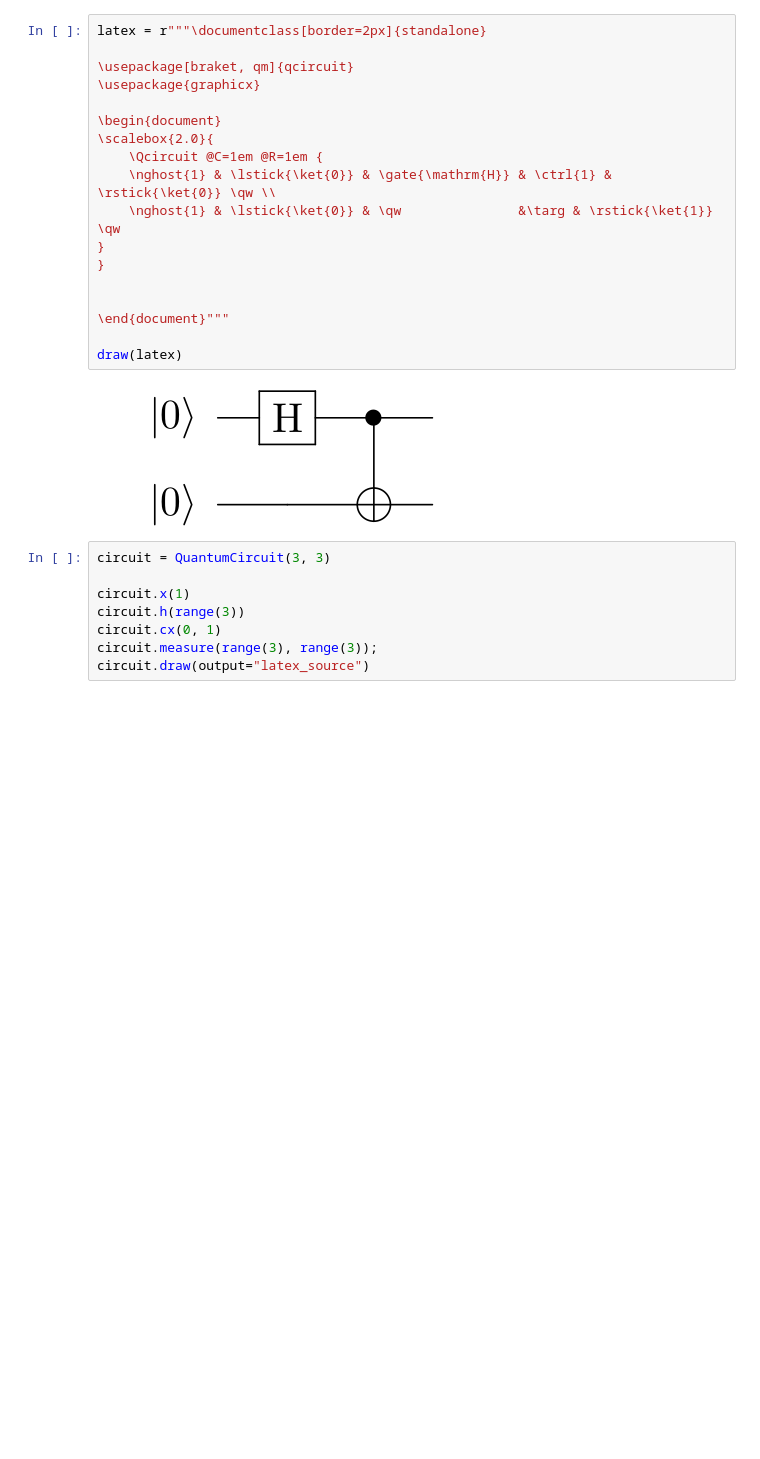
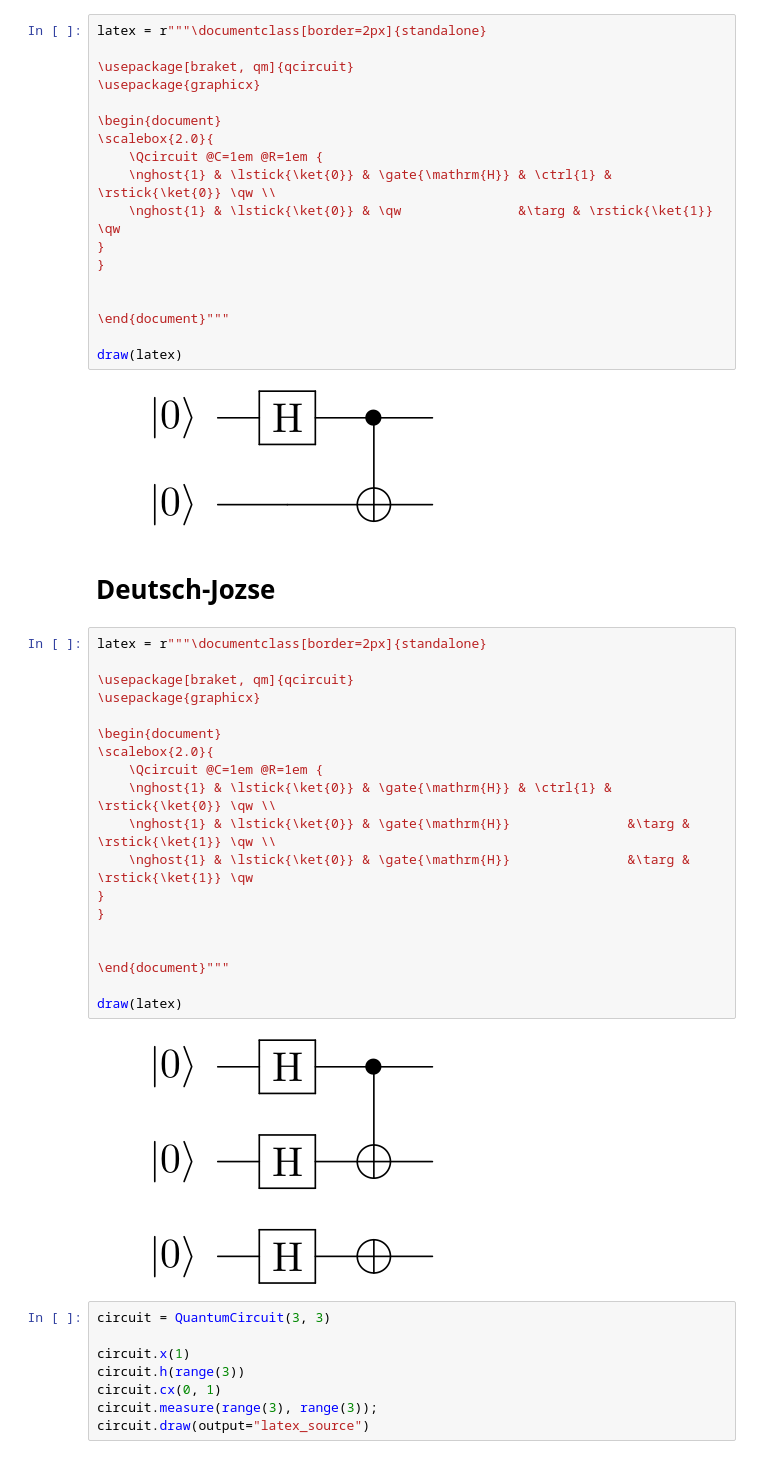
Before and after one commit to gadial/blog, a Jupyter notebook: Notebooks/Quantum Circuits.ipynb, the cells around one changed output. Saved outputs shown, nothing was run; the diff lists cells and outputs as text; blank space fills up the shorter version.

Commit message:
Deutsch_josza_post

```diff
--- a/Notebooks/Quantum Circuits.ipynb
+++ b/Notebooks/Quantum Circuits.ipynb
@@ -61,6 +61,29 @@ latex = r"""\documentclass[border=2px]{standalone}
 draw(latex)
 # %% [output]
 [figure]
+# %% [markdown]
+# Deutsch-Jozse
+# %%
+latex = r"""\documentclass[border=2px]{standalone}
+
+\usepackage[braket, qm]{qcircuit}
+\usepackage{graphicx}
+
+\begin{document}
+\scalebox{2.0}{
+    \Qcircuit @C=1em @R=1em {
+    \nghost{1} & \lstick{\ket{0}} & \gate{\mathrm{H}} & \ctrl{1} & \rstick{\ket{0}} \qw \\
+    \nghost{1} & \lstick{\ket{0}} & \gate{\mathrm{H}}               &\targ & \rstick{\ket{1}} \qw \\
+    \nghost{1} & \lstick{\ket{0}} & \gate{\mathrm{H}}               &\targ & \rstick{\ket{1}} \qw
+}
+}
+
+
+\end{document}"""
+
+draw(latex)
+# %% [output]
+[figure, added]
 # %%
 circuit = QuantumCircuit(3, 3)
 
```
Also changed, not shown: 15 other files.
